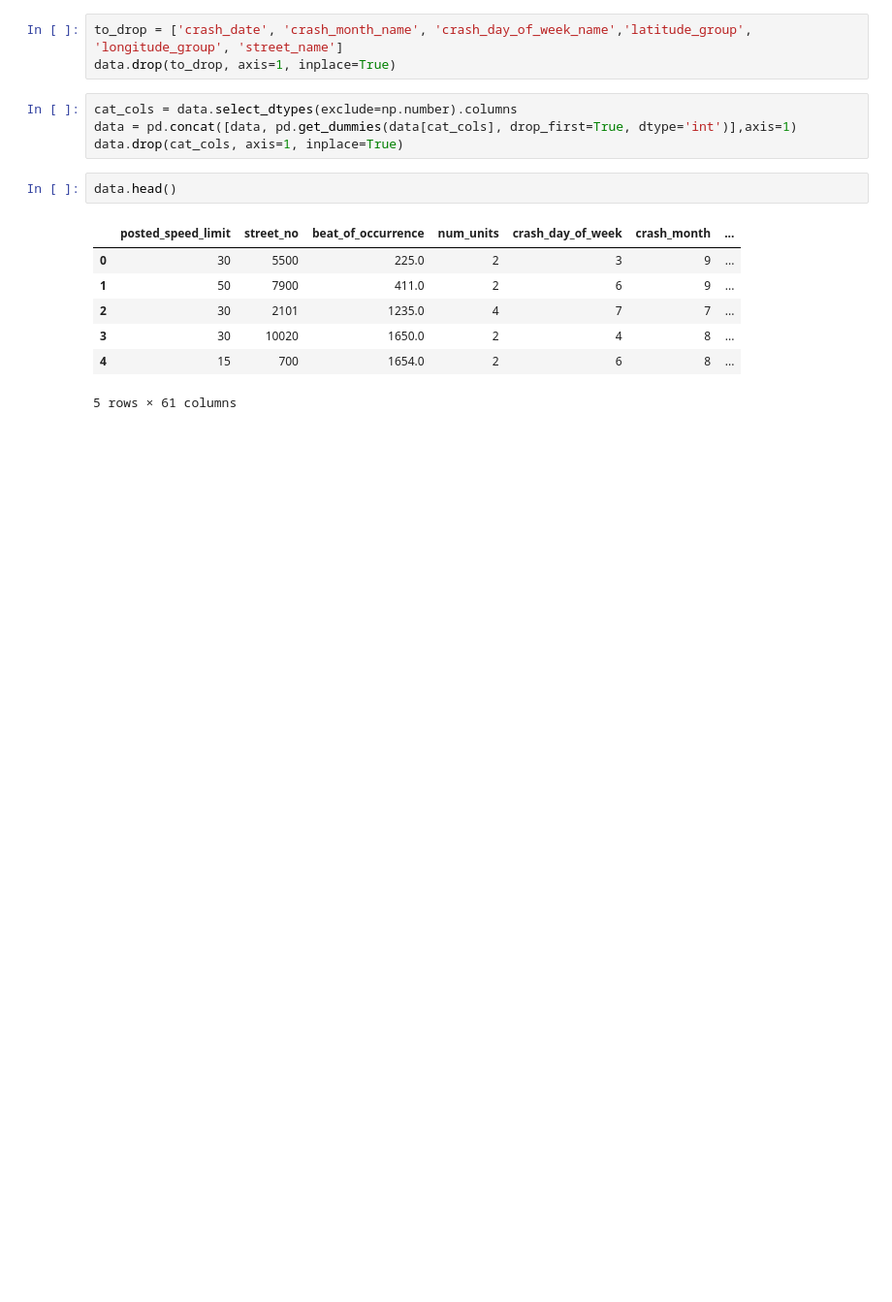
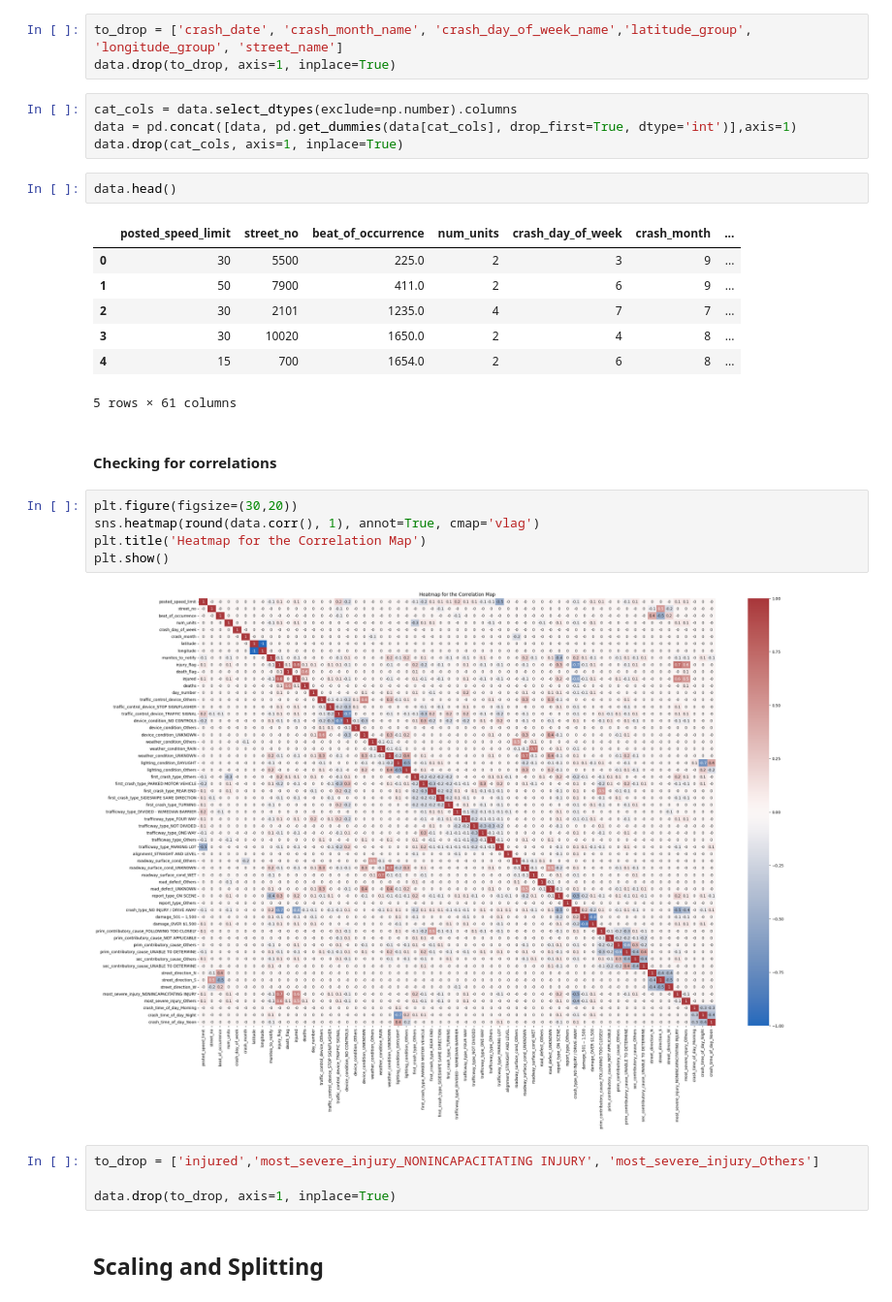
Before and after one commit to kapeesh-kaul/causes-of-fatalities, a Jupyter notebook: notebook.ipynb, the cells around one changed output. Shown at 97% size. Drawn from its saved outputs; the diff is of its cells as text; blank space fills up the shorter version.

```diff
--- a/notebook.ipynb
+++ b/notebook.ipynb
@@ -181,3 +186,18 @@ data.head()
 | 3 | 30 | 10020 | 1650.0 | 2 | 4 | 8 | ... |
 | 4 | 15 | 700 | 1654.0 | 2 | 6 | 8 | ... |
 5 rows × 61 columns
+# %% [markdown]
+#### Checking for correlations
+# %%
+plt.figure(figsize=(30,20))
+sns.heatmap(round(data.corr(), 1), annot=True, cmap='vlag')
+plt.title('Heatmap for the Correlation Map')
+plt.show()
+# %% [output]
+[figure, added]
+# %%
+to_drop = ['injured','most_severe_injury_NONINCAPACITATING INJURY', 'most_severe_injury_Others']
+
+data.drop(to_drop, axis=1, inplace=True)
+# %% [markdown]
+## Scaling and Splitting
```
Also changed, not shown: parts of 17 cells of this notebook.
